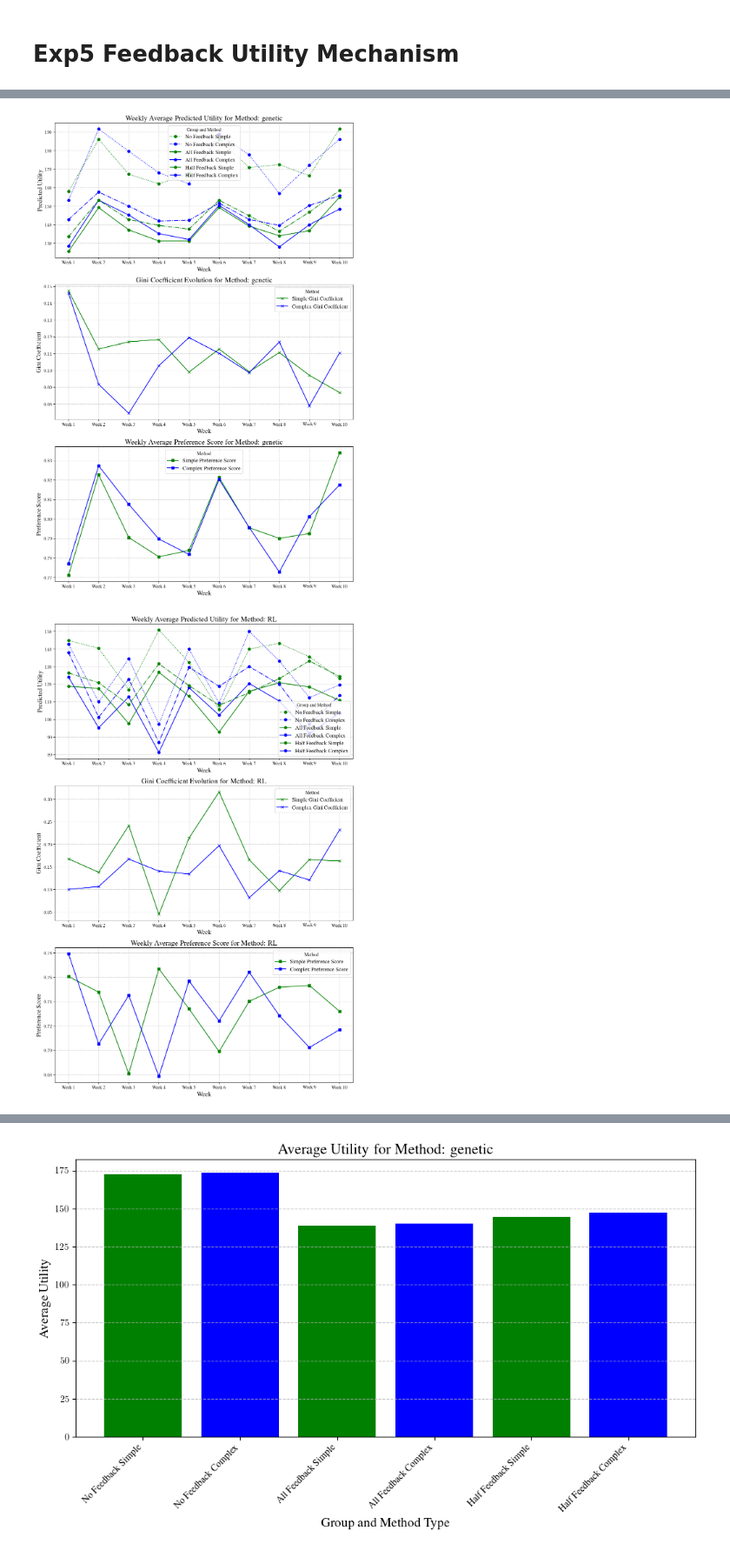
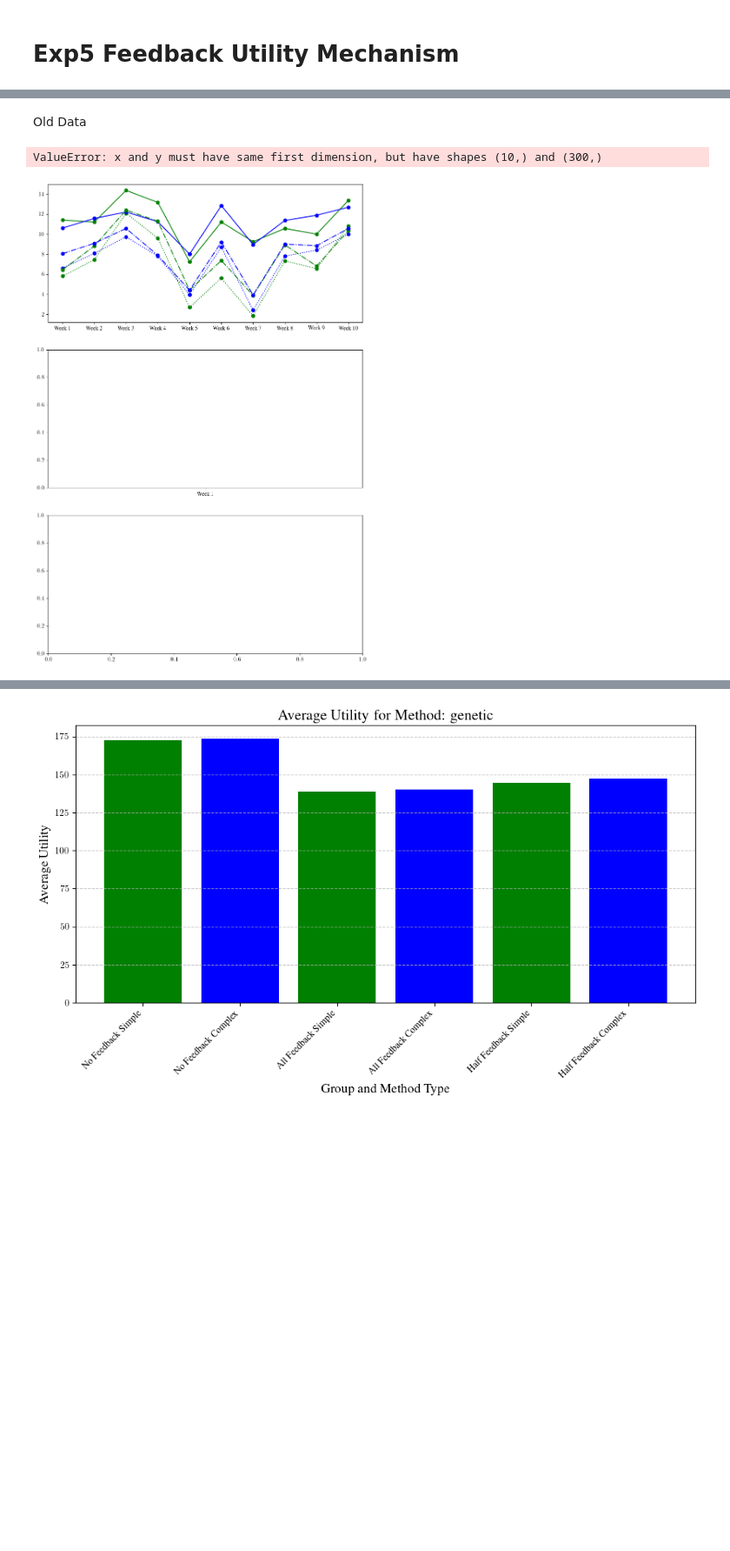
Before and after one commit to Laurie2905-JOHN/Masters_RL, a Jupyter notebook: notebooks/plotting.ipynb, the cells around one changed output, grey strips where cells are left out. Shown at 87% size. Saved outputs shown, nothing was run; the diff lists cells and outputs as text; code cells hidden in the pictures; blank space fills up the shorter version.

```diff
--- a/notebooks/plotting.ipynb
+++ b/notebooks/plotting.ipynb
@@ -4202,0 +4575,17 @@ data = {**data_path, **data_path1, **data_path2}
+# %%
+import random
+import time
+
+def generate_feedback_chance(num_children=30):
+    # Re-seed the random number generator using the current time
+    random.seed(time.time())
+
+    # Define the possible values
+    values = [0, 0.5, 1]
+
+    # Create a dictionary with "childX" as the key and a randomly selected value as the value
+    child_feedback_dict = {
+        f'child{index + 1}': random.choice(values) for index in range(num_children)
+    }
+
+    return child_feedback_dict
@@ -4203,3 +4657,5 @@ data = {**data_path, **data_path1, **data_path2}
+# %% [markdown]
+Old Data
 # %%
 from models.preferences.preference_utils import get_child_data
 
@@ -4239,18 +4695,6 @@ def calculate_gini_coefficient(utilities):
     gini = absolute_differences_sum / (2 * n**2 * mean_absolute_utility)
     return gini
 
-from models.preferences.preference_utils import get_child_data
-
-child_no_feedback, child_all_feedback, child_half_feedback = [], [], []
-
-for child, values in get_child_data().items():
-    if values['feedback_chance'] == 0:
-        child_no_feedback.append(child)
-    elif values['feedback_chance'] == 1:
-        child_all_feedback.append(child)
-    elif values['feedback_chance'] == 0.5:
-        child_half_feedback.append(child)
-
 colors = {'simple': 'green', 'complex': 'blue'}
 line_styles = {'No Feedback': ':', 'All Feedback': '-', 'Half Feedback': '-.'}
 
@@ -4260,9 +4704,9 @@ child_groups = {
     'Half Feedback': child_half_feedback
 }
 
-methods = ['genetic', 'RL', 'random']
+# methods = ['genetic', 'RL', 'random']
 
-for method in methods:
+for method in data.keys():
     fig, (ax1, ax2, ax3) = plt.subplots(3, 1, figsize=(10, 15))
 
     for group_name, group_children in child_groups.items():
@@ -4296,32 +4740,32 @@ for method in methods:
         preference_scores = [
             data[method][method_type][menu_key]['info']['reward']['preference_score']
             for menu_key in menu_keys
         ]
 
         preference_scores_weekly = calculate_weekly_averages(preference_scores)
         ax3.plot(weeks, preference_scores_weekly, marker='s', linestyle='-',
                  color=colors[method_type], label=f'{method_type.capitalize()} Preference Score')
 
     ax1.set_xlabel('Week', fontsize=14)
     ax1.set_ylabel('Predicted Utility', fontsize=14)
     ax1.set_title(f'Weekly Average Predicted Utility for Method: {method}', fontsize=16)
     ax1.legend(title='Group and Method', fontsize=12)
     ax1.grid(True, linestyle='--', alpha=0.7)
 
     ax2.set_xlabel('Week', fontsize=14)
     ax2.set_ylabel('Gini Coefficient', fontsize=14)
     ax2.set_title(f'Gini Coefficient Evolution for Method: {method}', fontsize=16)
     ax2.legend(title='Method', fontsize=12)
     ax2.grid(True, linestyle='--', alpha=0.7)
 
     ax3.set_xlabel('Week', fontsize=14)
     ax3.set_ylabel('Preference Score', fontsize=14)
     ax3.set_title(f'Weekly Average Preference Score for Method: {method}', fontsize=16)
     ax3.legend(title='Method', fontsize=12)
     ax3.grid(True, linestyle='--', alpha=0.7)
 
     plt.tight_layout()
     plt.show()
 # %% [output]
+ValueError: x and y must have same first dimension, but have shapes (10,) and (300,)
-[figure, old version]
+[figure, new version]
-[figure, removed]
```
Also changed, not shown: parts of 24 cells of this notebook, 2 other files.
